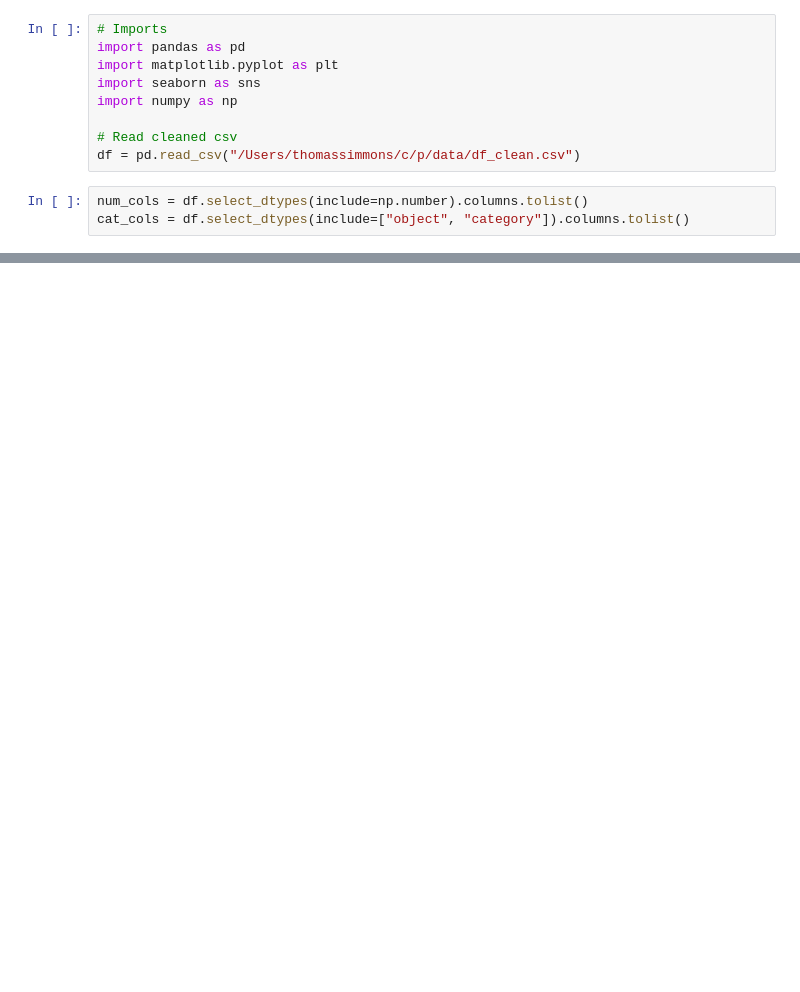
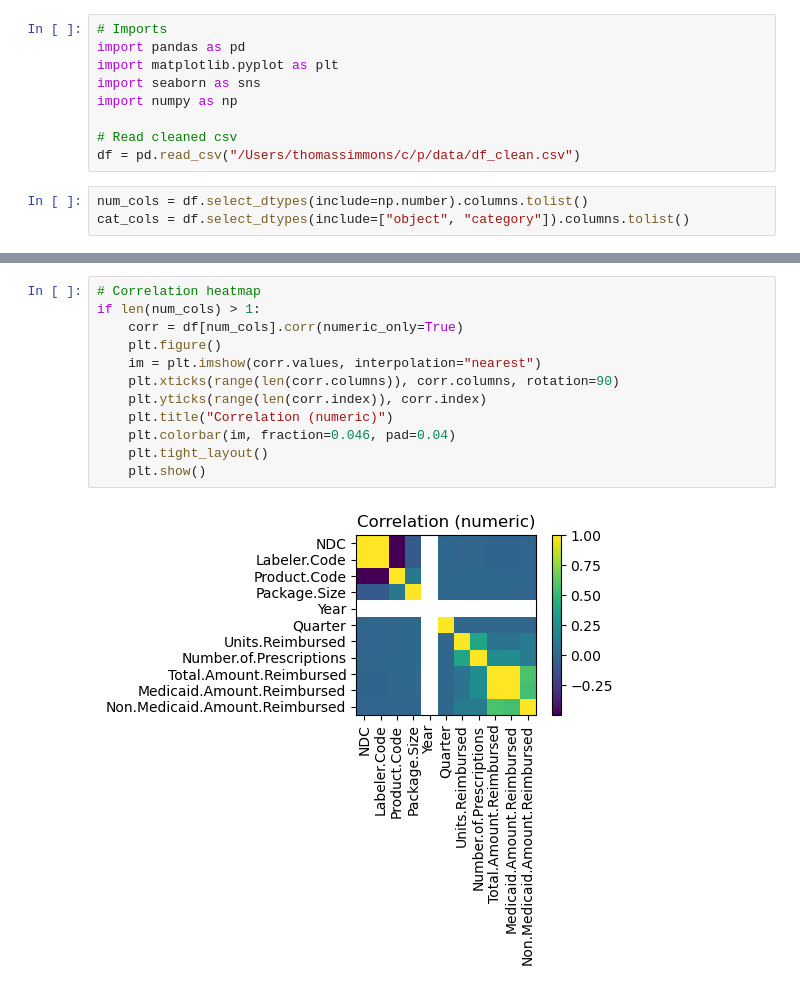
Before and after one commit to tcsimm/pharmacy-drug-utilization, a Jupyter notebook: notebooks/visualizations_python.ipynb, the cells around one changed output, grey strips where cells are left out. Cells and saved outputs as stored; diff of their text form; blank space fills up the shorter version.

```diff
--- a/notebooks/visualizations_python.ipynb
+++ b/notebooks/visualizations_python.ipynb
@@ -29,0 +40,14 @@ for col in num_cols[:6]:
+# %%
+# Correlation heatmap
+if len(num_cols) > 1:
+    corr = df[num_cols].corr(numeric_only=True)
+    plt.figure()
+    im = plt.imshow(corr.values, interpolation="nearest")
+    plt.xticks(range(len(corr.columns)), corr.columns, rotation=90)
+    plt.yticks(range(len(corr.index)), corr.index)
+    plt.title("Correlation (numeric)")
+    plt.colorbar(im, fraction=0.046, pad=0.04)
+    plt.tight_layout()
+    plt.show()
+# %% [output]
+[figure, added]
```
Also changed, not shown: parts of 3 cells of this notebook.
